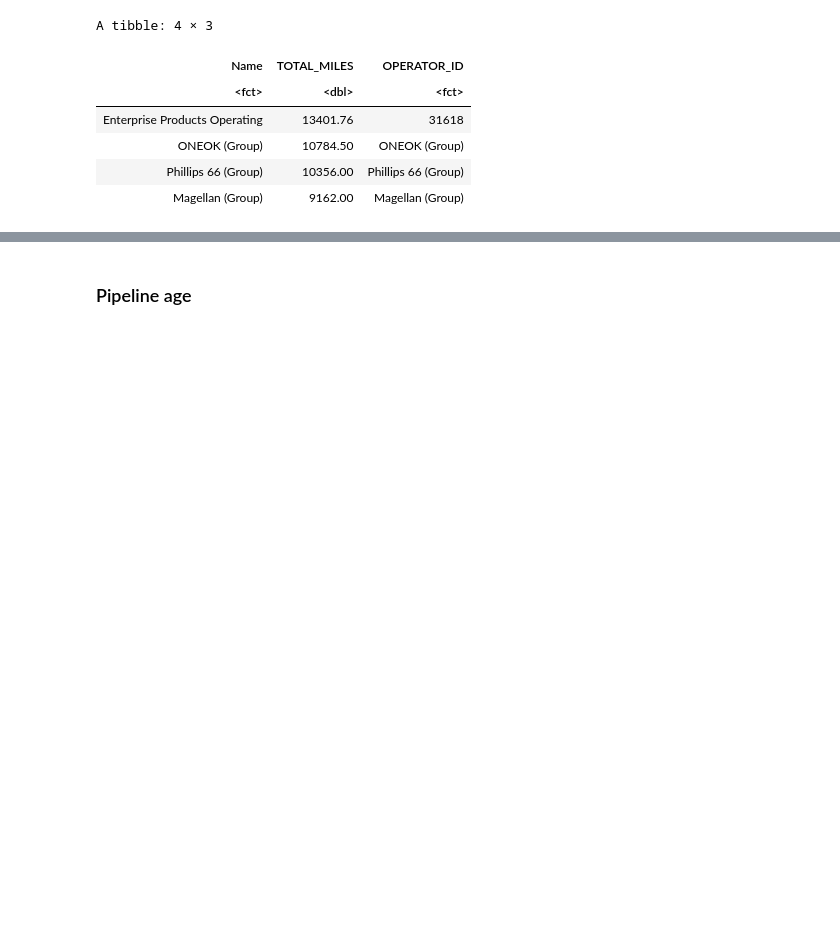
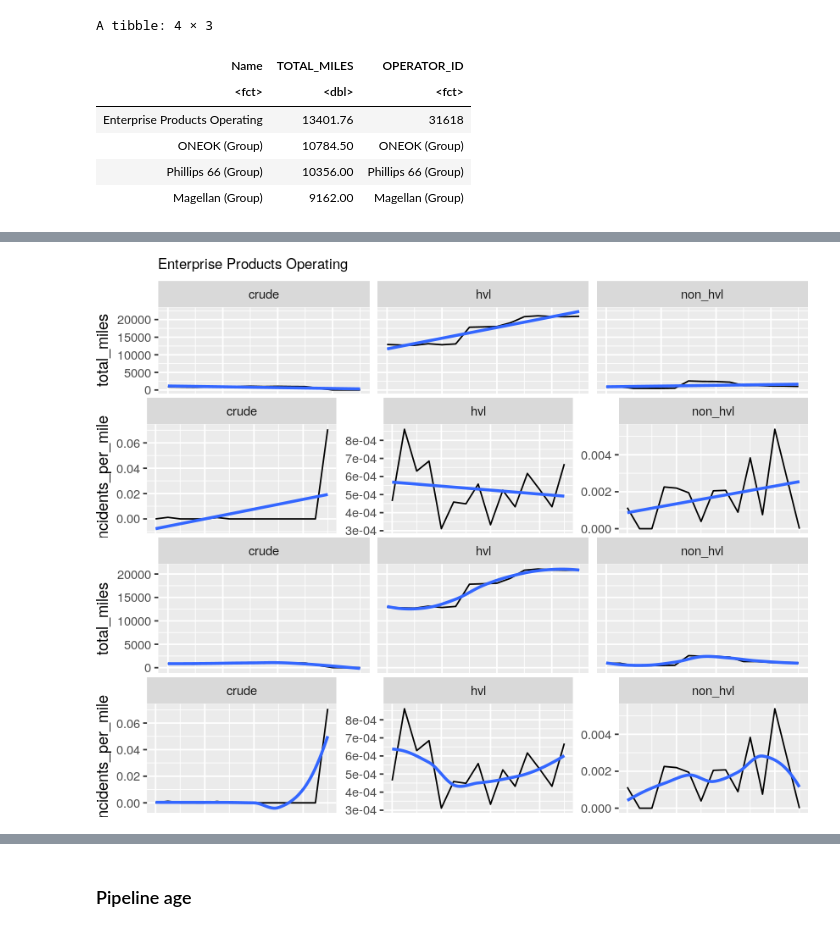
Before and after one commit to julianbarg/spills, a Jupyter notebook: presentations/explore_data_variance/explore_data_variance.ipynb, the cells around one changed output, grey strips where cells are left out. Cells and saved outputs as stored; diff of their text form; code cells hidden in the pictures; blank space fills up the shorter version.

```diff
--- a/presentations/explore_data_variance/explore_data_variance.ipynb
+++ b/presentations/explore_data_variance/explore_data_variance.ipynb
@@ -535,0 +538,7 @@ grid.arrange(miles, incidents, miles_smooth, incidents_smooth, ncol = 1)
+# %%
+incidents_per_mile <- oildata::pipelines %>%
+    mutate(name = oildata::add_company_names(ID)) %>%
+    filter(name %in% largest$name) %>%
+    group_by(year, name) %>%
+    summarize(incidents_per_mile = sum(significant_incidents, na.rm = T) / sum(total_miles, na.rm = T),
+              total_miles = sum(total_miles, na.rm = T))
@@ -535,0 +554,7 @@ grid.arrange(miles, incidents, miles_smooth, incidents_smooth, ncol = 1)
+# %%
+incidents_per_mile2 <- oildata::pipelines %>%
+    mutate(name = oildata::add_company_names(ID)) %>%
+    filter(name %in% largest$name) %>%
+    group_by(year, name, commodity) %>%
+    summarize(incidents_per_mile = sum(significant_incidents, na.rm = T) / sum(total_miles, na.rm = T),
+              total_miles = sum(total_miles, na.rm = T))
@@ -535,0 +608,4 @@ grid.arrange(miles, incidents, miles_smooth, incidents_smooth, ncol = 1)
+# %%
+grid.arrange(miles, incidents, miles_smooth, incidents_smooth, ncol = 1)
+# %% [output]
+[figure, added]
```
Also changed, not shown: parts of 16 cells of this notebook, 2 other files.
